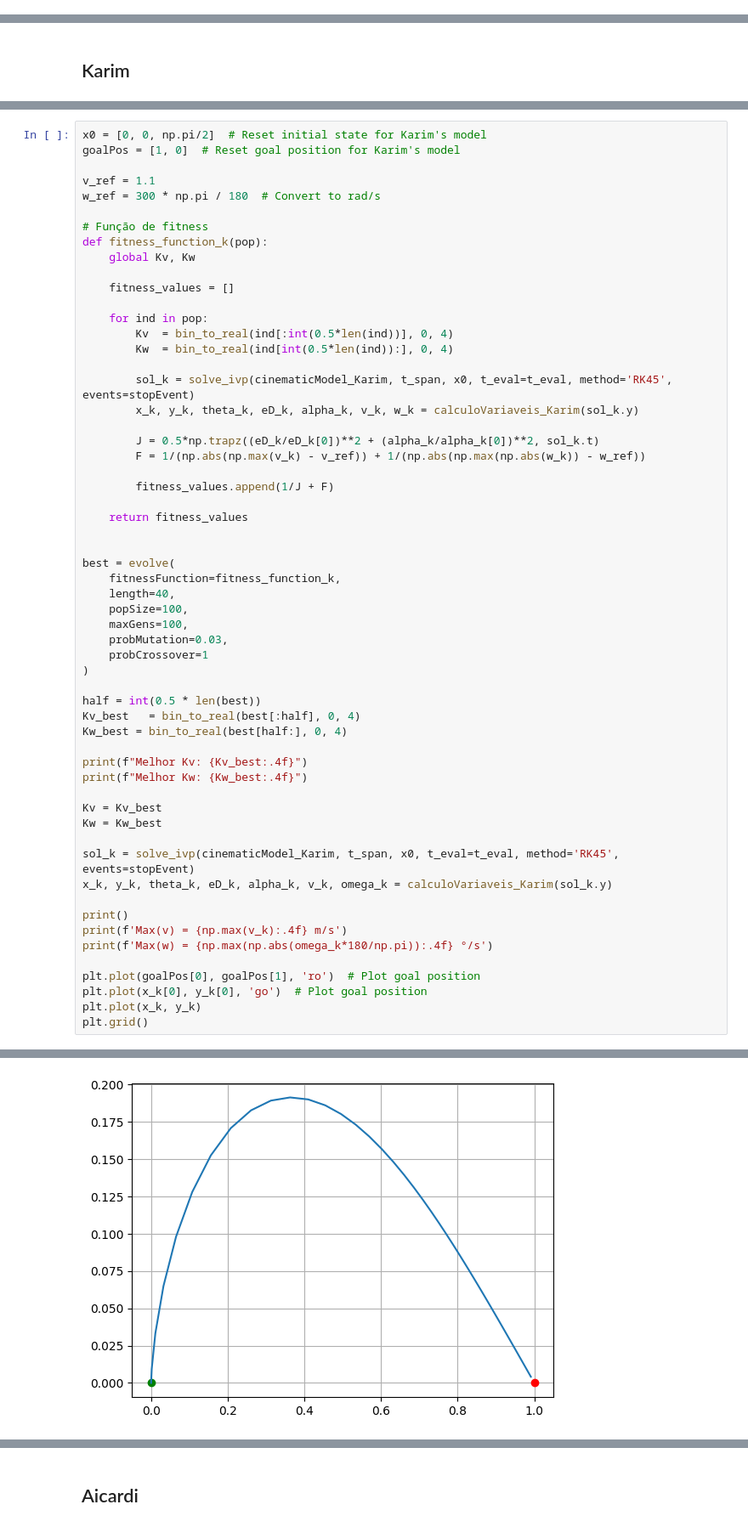
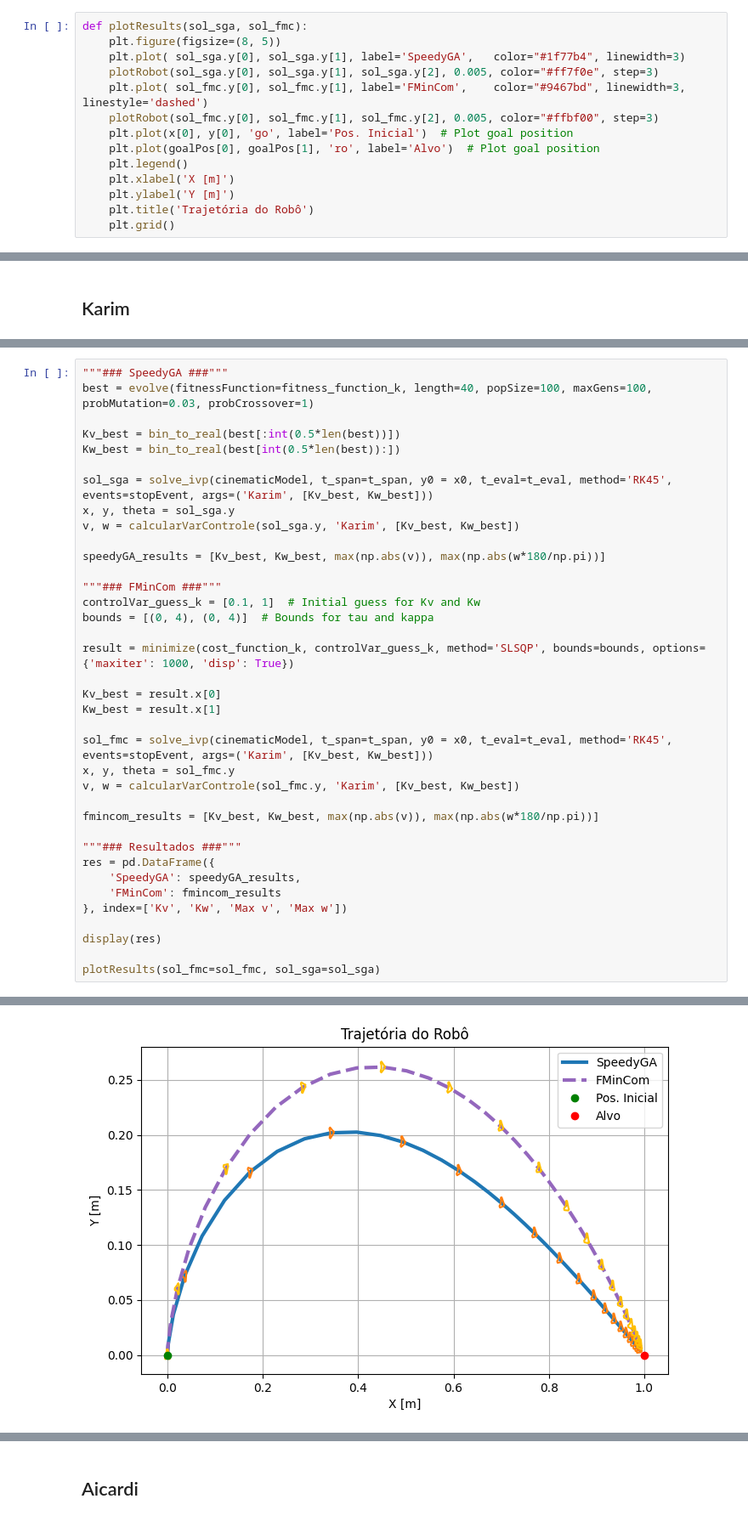
Before and after one commit to matheusloop/Intelligent_Automation, a Jupyter notebook: Atv03/Códigos/Teste.ipynb, the cells around one changed output, grey strips where cells are left out. Shown at 85% size. Saved outputs shown, nothing was run; the diff lists cells and outputs as text.

```diff
--- a/Atv03/Códigos/Teste.ipynb
+++ b/Atv03/Códigos/Teste.ipynb
@@ -113,6 +115,20 @@ plt.grid()
 [figure]
 # %% [markdown]
 # Ortimização dos parâmetros
+# %%
+def plotResults(sol_sga, sol_fmc):
+    plt.figure(figsize=(8, 5))
+    plt.plot( sol_sga.y[0], sol_sga.y[1], label='SpeedyGA',   color="#1f77b4", linewidth=3)
+    plotRobot(sol_sga.y[0], sol_sga.y[1], sol_sga.y[2], 0.005, color="#ff7f0e", step=3)
+    plt.plot( sol_fmc.y[0], sol_fmc.y[1], label='FMinCom',    color="#9467bd", linewidth=3, linestyle='dashed')
+    plotRobot(sol_fmc.y[0], sol_fmc.y[1], sol_fmc.y[2], 0.005, color="#ffbf00", step=3)
+    plt.plot(x[0], y[0], 'go', label='Pos. Inicial')  # Plot goal position
+    plt.plot(goalPos[0], goalPos[1], 'ro', label='Alvo')  # Plot goal position
+    plt.legend()
+    plt.xlabel('X [m]')
+    plt.ylabel('Y [m]')
+    plt.title('Trajetória do Robô')
+    plt.grid()
 # %% [markdown]
 ## Referências
 # %%
@@ -363,59 +300,38 @@ Max(w) = 356.0274°/s
 # %%
-x0 = [0, 0, np.pi/2]  # Reset initial state for Karim's model
-goalPos = [1, 0]  # Reset goal position for Karim's model
+"""### SpeedyGA ###"""
+best = evolve(fitnessFunction=fitness_function_k, length=40, popSize=100, maxGens=100, probMutation=0.03, probCrossover=1)
 
-v_ref = 1.1
-w_ref = 300 * np.pi / 180  # Convert to rad/s
+Kv_best = bin_to_real(best[:int(0.5*len(best))])
+Kw_best = bin_to_real(best[int(0.5*len(best)):])
 
-# Função de fitness
-def fitness_function_k(pop):
-    global Kv, Kw
+sol_sga = solve_ivp(cinematicModel, t_span=t_span, y0 = x0, t_eval=t_eval, method='RK45', events=stopEvent, args=('Karim', [Kv_best, Kw_best]))
+x, y, theta = sol_sga.y
+v, w = calcularVarControle(sol_sga.y, 'Karim', [Kv_best, Kw_best])
 
-    fitness_values = []
+speedyGA_results = [Kv_best, Kw_best, max(np.abs(v)), max(np.abs(w*180/np.pi))]
 
-    for ind in pop:
-        Kv  = bin_to_real(ind[:int(0.5*len(ind))], 0, 4)
-        Kw  = bin_to_real(ind[int(0.5*len(ind)):], 0, 4)
+"""### FMinCom ###"""
+controlVar_guess_k = [0.1, 1]  # Initial guess for Kv and Kw
+bounds = [(0, 4), (0, 4)]  # Bounds for tau and kappa
 
-        sol_k = solve_ivp(cinematicModel_Karim, t_span, x0, t_eval=t_eval, method='RK45', events=stopEvent)
-        x_k, y_k, theta_k, eD_k, alpha_k, v_k, w_k = calculoVariaveis_Karim(sol_k.y)
+result = minimize(cost_function_k, controlVar_guess_k, method='SLSQP', bounds=bounds, options={'maxiter': 1000, 'disp': True})
 
-        J = 0.5*np.trapz((eD_k/eD_k[0])**2 + (alpha_k/alpha_k[0])**2, sol_k.t)
-        F = 1/(np.abs(np.max(v_k) - v_ref)) + 1/(np.abs(np.max(np.abs(w_k)) - w_ref))
+Kv_best = result.x[0]
+Kw_best = result.x[1]
 
-        fitness_values.append(1/J + F)
+sol_fmc = solve_ivp(cinematicModel, t_span=t_span, y0 = x0, t_eval=t_eval, method='RK45', events=stopEvent, args=('Karim', [Kv_best, Kw_best]))
+x, y, theta = sol_fmc.y
+v, w = calcularVarControle(sol_fmc.y, 'Karim', [Kv_best, Kw_best])
 
-    return fitness_values
+fmincom_results = [Kv_best, Kw_best, max(np.abs(v)), max(np.abs(w*180/np.pi))]
 
+"""### Resultados ###"""
+res = pd.DataFrame({
+    'SpeedyGA': speedyGA_results,
+    'FMinCom': fmincom_results
+}, index=['Kv', 'Kw', 'Max v', 'Max w'])
 
-best = evolve(
-    fitnessFunction=fitness_function_k,
-    length=40,
-    popSize=100,
-    maxGens=100,
-    probMutation=0.03,
-    probCrossover=1
-)
+display(res)
 
-half = int(0.5 * len(best))
-Kv_best   = bin_to_real(best[:half], 0, 4)
-Kw_best = bin_to_real(best[half:], 0, 4)
-
-print(f"Melhor Kv: {Kv_best:.4f}")
-print(f"Melhor Kw: {Kw_best:.4f}")
-
-Kv = Kv_best
-Kw = Kw_best
-
-sol_k = solve_ivp(cinematicModel_Karim, t_span, x0, t_eval=t_eval, method='RK45', events=stopEvent)
-x_k, y_k, theta_k, eD_k, alpha_k, v_k, omega_k = calculoVariaveis_Karim(sol_k.y)
-
-print()
-print(f'Max(v) = {np.max(v_k):.4f} m/s')
-print(f'Max(w) = {np.max(np.abs(omega_k*180/np.pi)):.4f} °/s')
-
-plt.plot(goalPos[0], goalPos[1], 'ro')  # Plot goal position
-plt.plot(x_k[0], y_k[0], 'go')  # Plot goal position
-plt.plot(x_k, y_k)
-plt.grid()
+plotResults(sol_fmc=sol_fmc, sol_sga=sol_sga)
 # %% [output]
@@ -445 +349 @@ Max(w) = 299.9998 °/s
-[figure, old version]
+[figure, new version]
```
Also changed, not shown: parts of 15 cells of this notebook, 4 other files.
